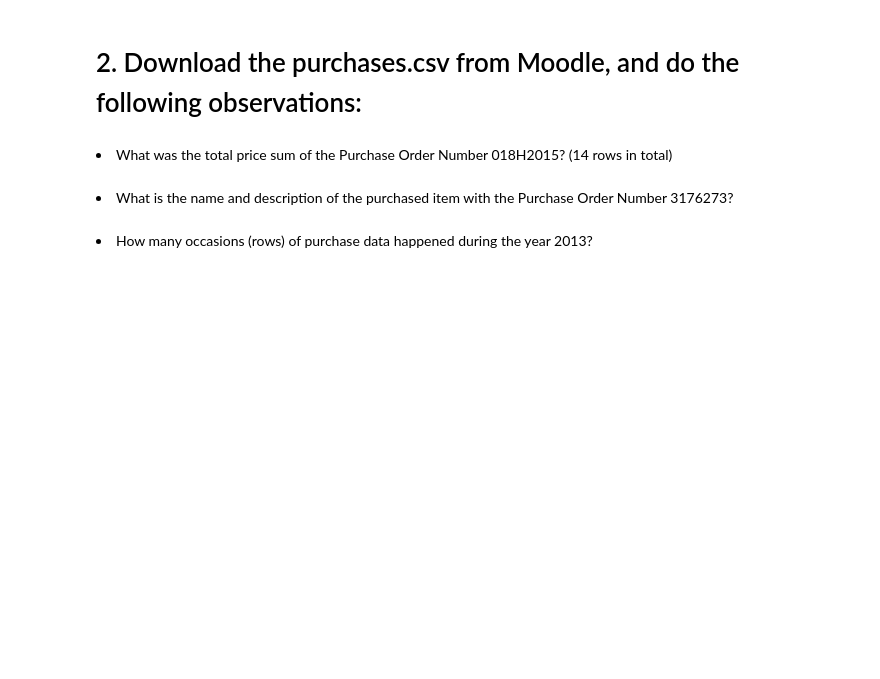
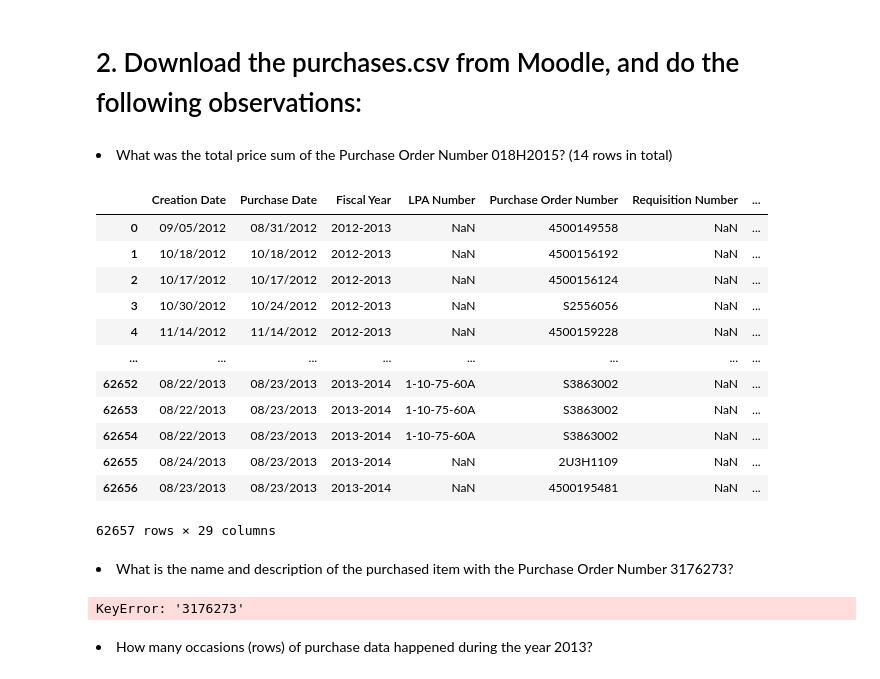
Before and after one commit to crypt0kitik/Introduction-to-Data-Analytics, a Jupyter notebook: Homework sets/SET 2/DataAnalyticsExerciseSet2.ipynb, the cells around one changed output. Saved outputs shown, nothing was run; the diff lists cells and outputs as text; code cells hidden in the pictures; blank space fills up the shorter version.

```diff
--- a/Homework sets/SET 2/DataAnalyticsExerciseSet2.ipynb
+++ b/Homework sets/SET 2/DataAnalyticsExerciseSet2.ipynb
@@ -212,14 +223,36 @@ dtale.show(df).open_browser()
 <li>What was the total price sum of the Purchase Order Number 018H2015? (14 rows in total)</li>
 # %%
 # produce the code that gets the needed total price sum
-#df = pd.read_csv("purchases.csv")
+df = pd.read_csv("purchases.csv")
+df
 
-#sum = df[df['Purchase Order Number' == "018H2015"].sum()
-#sum
+#total_price_sum = df[(df['Purchase Order Number'] == "018H2015")].sum()
+#total_price_sum
+# %% [output]
+|  | Creation Date | Purchase Date | Fiscal Year | LPA Number | Purchase Order Number | Requisition Number | ... |
+| 0 | 09/05/2012 | 08/31/2012 | 2012-2013 | NaN | 4500149558 | NaN | ... |
+| 1 | 10/18/2012 | 10/18/2012 | 2012-2013 | NaN | 4500156192 | NaN | ... |
+| 2 | 10/17/2012 | 10/17/2012 | 2012-2013 | NaN | 4500156124 | NaN | ... |
+| 3 | 10/30/2012 | 10/24/2012 | 2012-2013 | NaN | S2556056 | NaN | ... |
+| 4 | 11/14/2012 | 11/14/2012 | 2012-2013 | NaN | 4500159228 | NaN | ... |
+| ... | ... | ... | ... | ... | ... | ... | ... |
+| 62652 | 08/22/2013 | 08/23/2013 | 2013-2014 | 1-10-75-60A | S3863002 | NaN | ... |
+| 62653 | 08/22/2013 | 08/23/2013 | 2013-2014 | 1-10-75-60A | S3863002 | NaN | ... |
+| 62654 | 08/22/2013 | 08/23/2013 | 2013-2014 | 1-10-75-60A | S3863002 | NaN | ... |
+| 62655 | 08/24/2013 | 08/23/2013 | 2013-2014 | NaN | 2U3H1109 | NaN | ... |
+| 62656 | 08/23/2013 | 08/23/2013 | 2013-2014 | NaN | 4500195481 | NaN | ... |
+62657 rows × 29 columns
 # %% [markdown]
 <li>What is the name and description of the purchased item with the Purchase Order Number 3176273?</li>
 # %%
 # produce the code that gets the needed name and description
+# get just one row based on row name
+row = df.loc["3176273"]
+
+# to_frame => prettier printing, transpose => flip columns and rows for easier reading
+row.to_frame().transpose()
+# %% [output]
+KeyError: '3176273'
 # %% [markdown]
 <li>How many occasions (rows) of purchase data happened during the year 2013?</li>
 # %%
```
Also changed, not shown: parts of 13 cells of this notebook.
